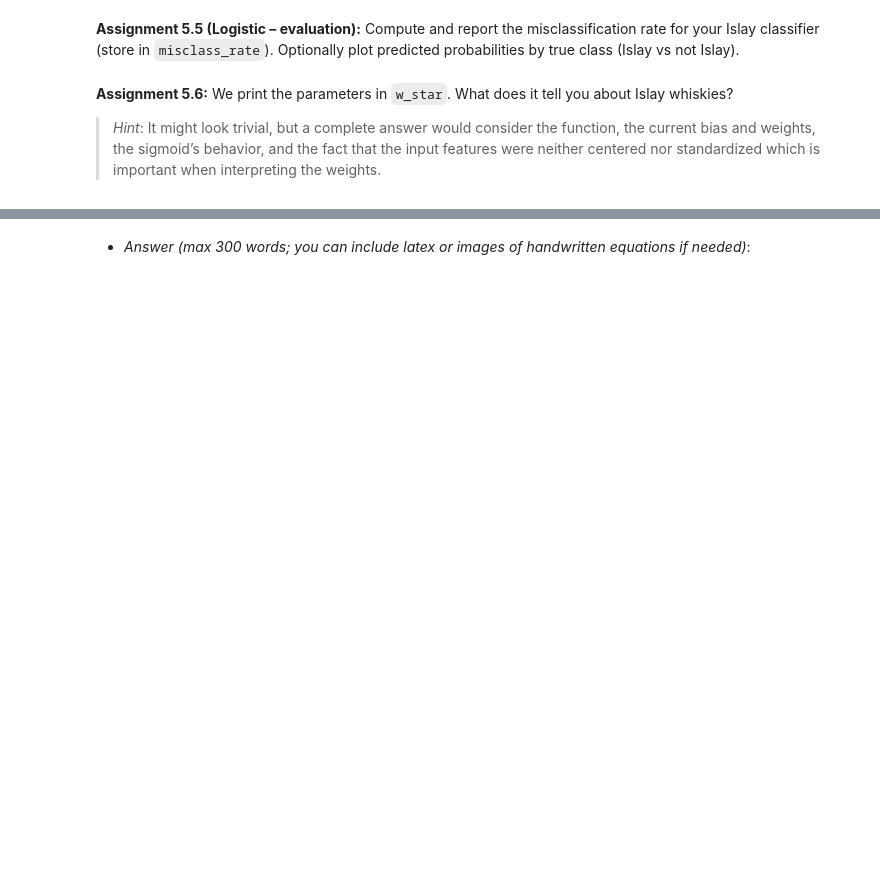
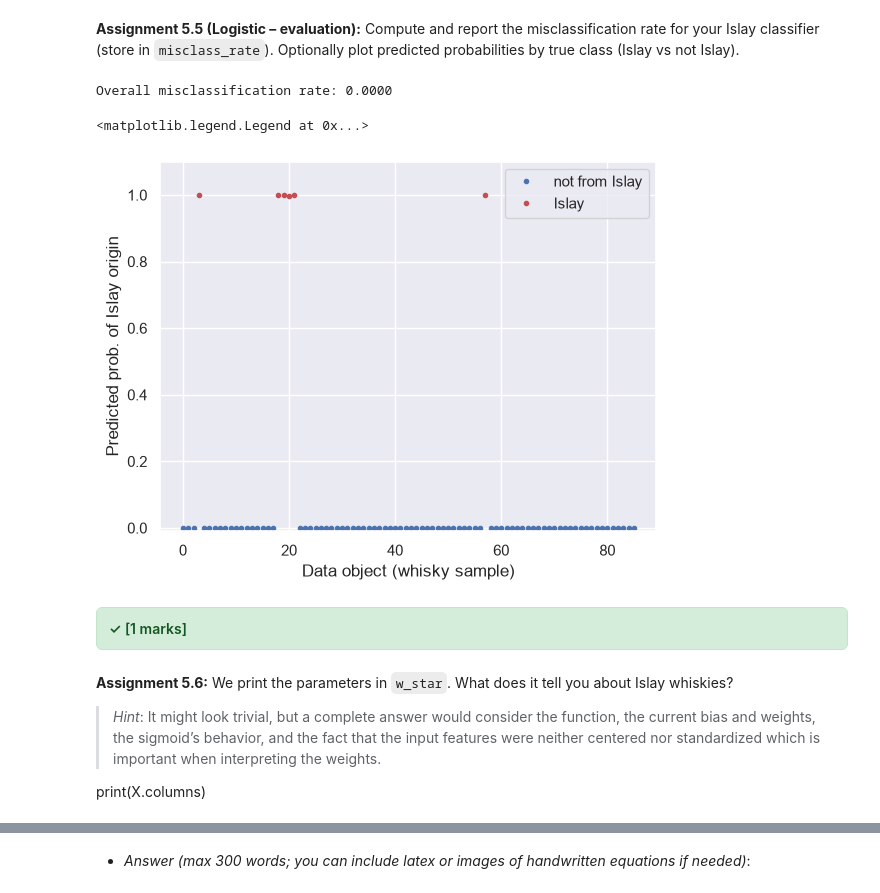
Before and after one commit to NicolaiNielsen/02452exercises, a Jupyter notebook: week5/exercise5.ipynb, the cells around one changed output, grey strips where cells are left out. Cells and saved outputs as stored; diff of their text form; code cells hidden in the pictures; blank space fills up the shorter version.

```diff
--- a/week5/exercise5.ipynb
+++ b/week5/exercise5.ipynb
@@ -954,26 +981,34 @@ NameError: name 'utils' is not defined
 # %%
 # Assignment 5.5: Misclassification rate and optional plot
 # YOUR CODE HERE
-misclass_rate =
+misclass_rate = np.mean(y_est != y)
 
 print("\nOverall misclassification rate: {0:.4f}".format(misclass_rate))
 f = plt.figure()
 class0_ids = np.nonzero(y == 0)[0].tolist()
 plt.plot(class0_ids, y_est_islay_prob[class0_ids], ".b")
 class1_ids = np.nonzero(y == 1)[0].tolist()
 plt.plot(class1_ids, y_est_islay_prob[class1_ids], ".r")
 plt.xlabel("Data object (whisky sample)")
 plt.ylabel("Predicted prob. of Islay origin")
 plt.ylim(-0.01, 1.1)
 plt.legend(["not from Islay", "Islay"])
+# %% [output]
+Overall misclassification rate: 0.0000
+<matplotlib.legend.Legend at 0x...>
+[figure, added]
 # %%
 # Test for Assignment 5.5 (misclass_rate)
 with utils.marks(1):
     assert 0 <= misclass_rate <= 1, "misclass_rate should be in [0,1]"
     assert utils.check_scalar(float(misclass_rate), "0x75c2e82a")
+# %% [output]
+✓ [1 marks]
 # %% [markdown]
 **Assignment 5.6:** We print the parameters in `w_star`. What does it tell you about Islay whiskies?
  > *Hint*: It might look trivial, but a complete answer would consider the function, the current bias and weights, the sigmoid’s behavior, and the fact that the input features were neither centered nor standardized which is important when interpreting the weights.
+
+ print(X.columns)
 # %%
 # Assignment 5.6: Print and interpret w_star for the Islay classifier (you do not need to code anything)
 print("\033[1mEstimated parameters:\033[0;0m")
```
Also changed, not shown: parts of 18 cells of this notebook, 1 other file.
